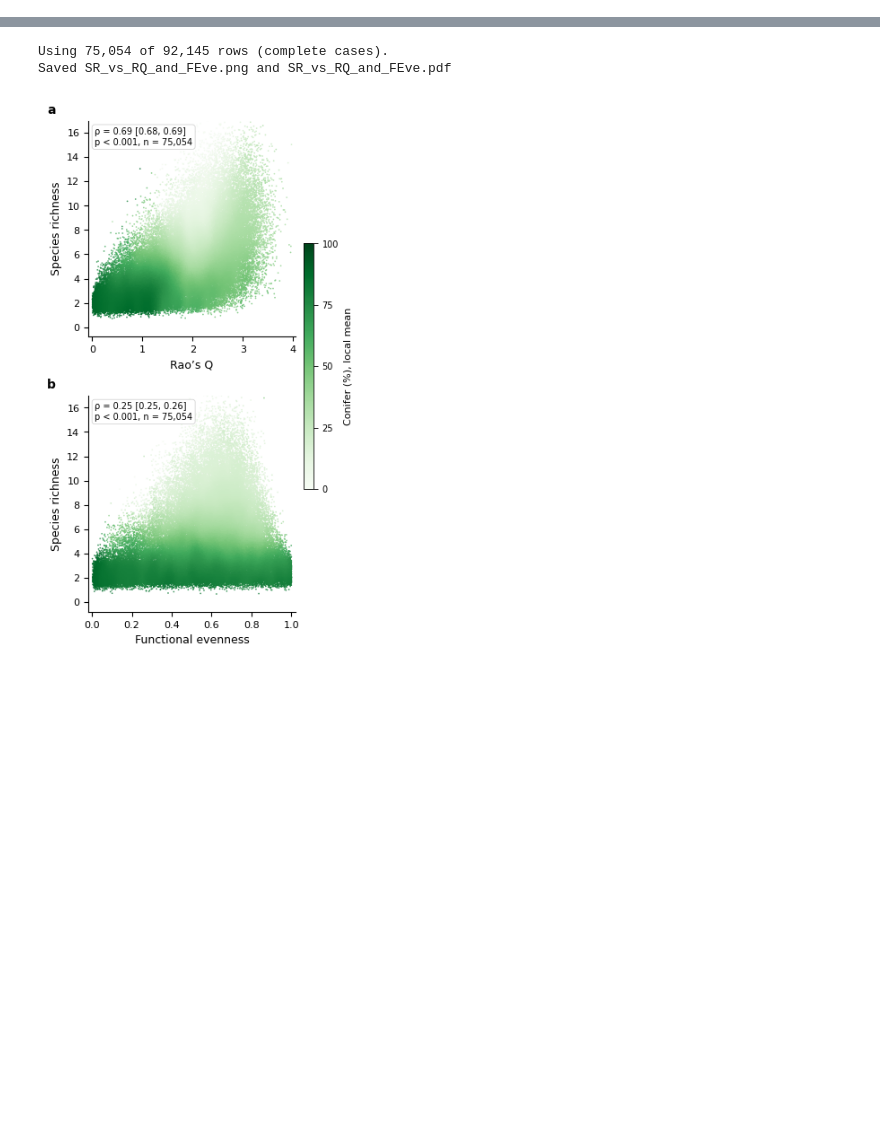
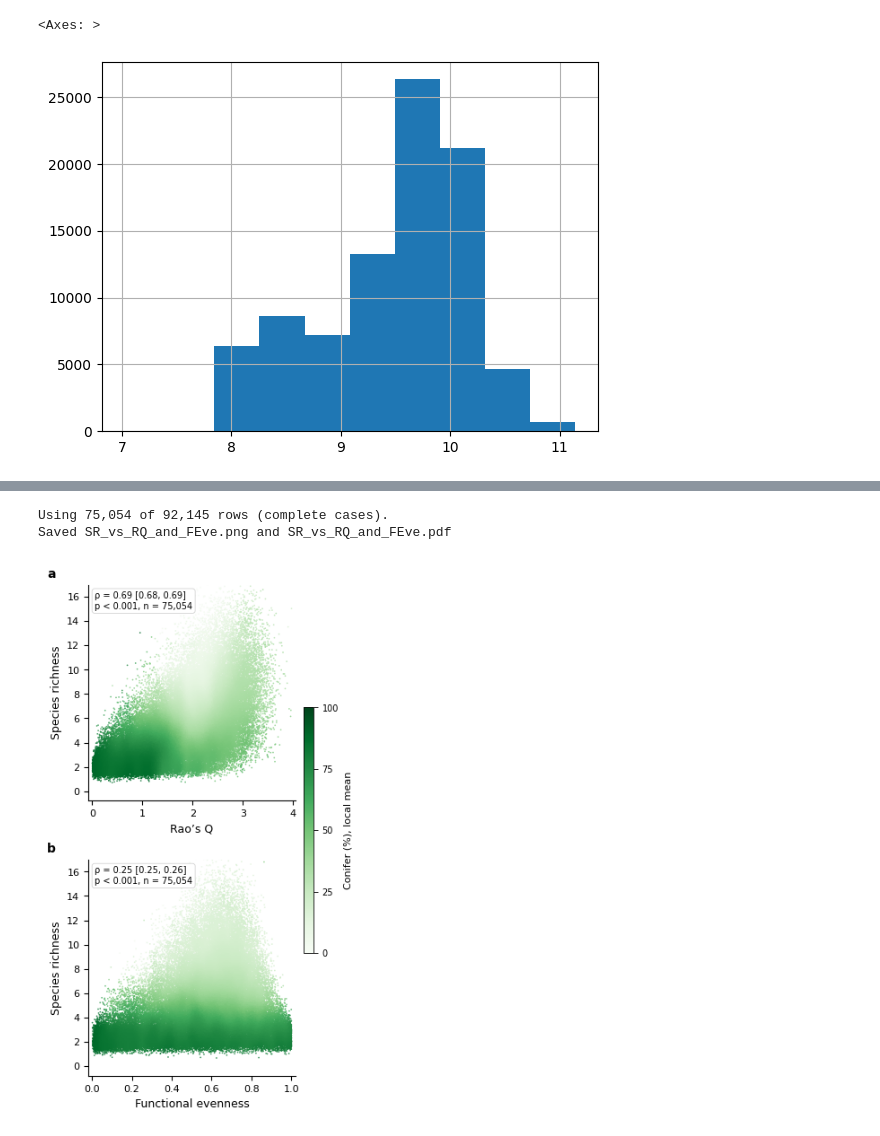
Before and after one commit to qiulinlx/FD_Stability, a Jupyter notebook: scratch.ipynb, the cells around one changed output, grey strips where cells are left out. Drawn from its saved outputs; the diff is of its cells as text; code cells hidden in the pictures; blank space fills up the shorter version.

```diff
--- a/scratch.ipynb
+++ b/scratch.ipynb
@@ -11,4 +11,12 @@ from scipy.ndimage import gaussian_filter
 
 import matplotlib.pyplot as plt
 from scipy import stats
+# %%
+fd_df=pd.read_csv("data/final/final_dataset_ba.csv")
+fd_df = fd_df[fd_df["WSCI"] != 0]
+# %%
+fd_df['WSCI'].hist()
+# %% [output]
+<Axes: >
+[figure, added]
 # %%
```
Also changed, not shown: parts of 2 cells of this notebook, 16 other files.
